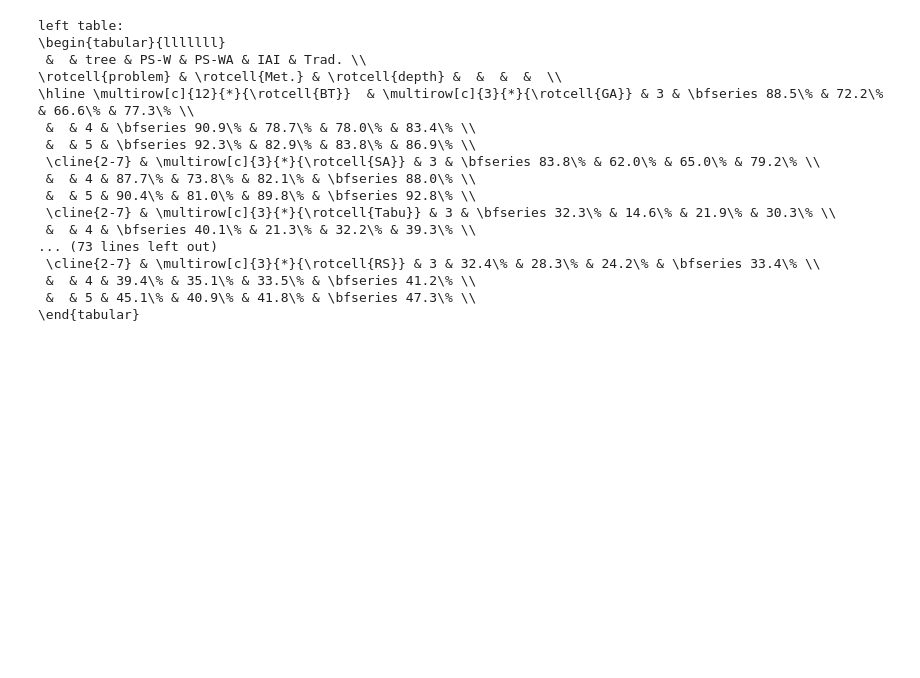
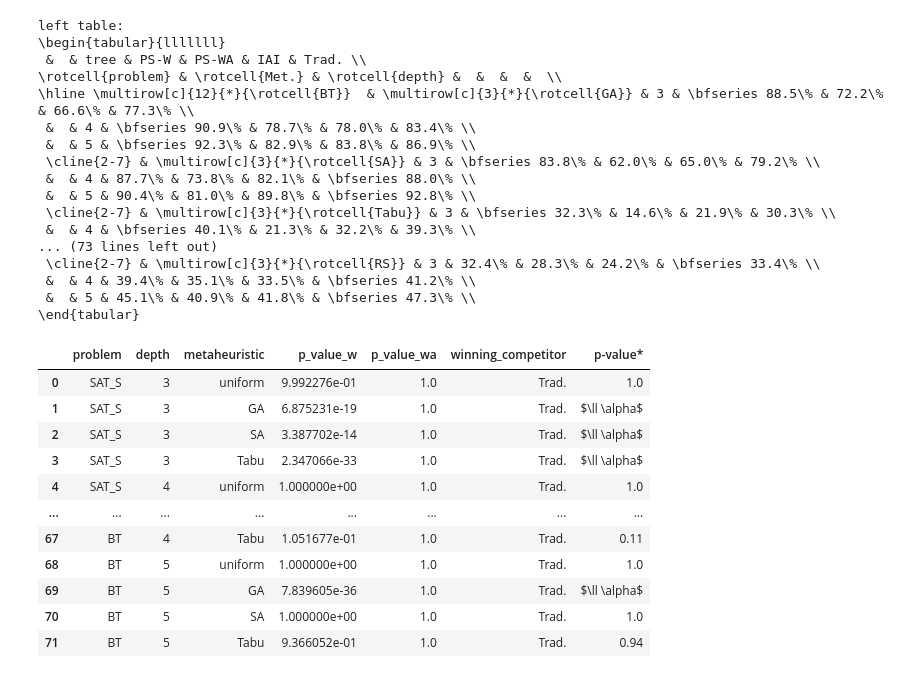
Before and after one commit to Giancarlo-Catalano/PS-descriptors, a Jupyter notebook: VarianceDecisionTree/process_data/accuracy_by_settings.ipynb, the cells around one changed output. Cells and saved outputs as stored; diff of their text form; code cells hidden in the pictures; blank space fills up the shorter version.

Commit message:
data for statistical tests added.

```diff
--- a/VarianceDecisionTree/process_data/accuracy_by_settings.ipynb
+++ b/VarianceDecisionTree/process_data/accuracy_by_settings.ipynb
@@ -1,4 +1,5 @@
 # %%
+from scipy.stats import mannwhitneyu
 import itertools
 import numpy as np
 from collections import defaultdict
@@ -157,6 +158,18 @@ def convert_tree_data_to_df(input_directory, output_filename):
     df.to_csv(output_filename, index=False)
 
 
+def filter_dataframe(df, **kwargs):
+    df = df.copy()  # Make a copy of the DataFrame to avoid modifying the original
+    for col, value in kwargs.items():
+        if col in df.columns:
+            df = df[df[col] == value]
+        else:
+            raise ValueError(f"Column '{col}' not found in dataframe.")
+    return df
+
+
+
+
 
 def prettify_kind_column(df):
     df['kind'] = df.apply(
@@ -281,7 +373,8 @@ def fix_latex(input_string):
                     r"\multirow[c]{12}" : r"\hline \multirow[c]{12}",
                     r"& \multirow[c]{3}" : r"\cline{2-7} & \multirow[c]{3}",
                     r"} \cline{2-7}" : "} ",
-                   "\\font-weightbold": ""}
+                   "\\font-weightbold": "",
+                    "≪": "\ll "}
 
     texts_to_rotate = ["problem", "BT", "GC\_anna", "GC\_jean", "SAT\_20",  "SAT\_50",  "SAT\_100", "Met.", "GA", "Tabu", "RS", "depth"]
 
@@ -300,7 +393,7 @@ def pivot_table_as_latex(pivot_table):
     latex_text = fix_latex(latex_text)
     return latex_text
 # %%
-pRef_sizes = 10000
+pRef_size = 10000
 depths = [3, 4, 5]
 
 
@@ -421,33 +514,61 @@ left table:
  &  & 5 & 45.1\% & 40.9\% & 41.8\% & \bfseries 47.3\% \\
 \end{tabular}
 # %%
-depth = 6
+
 pRef_size = 10000
-independent_variables = ["pRef_method", "kind"]
-dependent_variables = ["r_sq"]
-
-usable_data = accuracy_data.copy()
-
-usable_data = usable_data[usable_data["depth"] == depth]
-usable_data = usable_data[usable_data["pRef_size"] == pRef_size]
-
-for problem in accuracy_data["problem"].unique():
-    print(f"For the problem {problem}")
-    rows_with_right_problem = usable_data[usable_data["problem"] == problem]
-    tabulated = get_mean_for_combinations(rows_with_right_problem, independent_variables, dependent_variables)
-    #tabulated.sort_values(by=dependent_variables, ascending=True, inplace=True)
-
-    pivot_table = tabulated.pivot_table(index = independent_variables[0], columns = independent_variables[1:], values = dependent_variables[0])
-    #pivot_table.sort_index(axis=0).sort_index(axis=1)
-    pivot_table_custom_order = pivot_table.reindex(columns=['PS-W', 'PS-WA', 'IAI', 'Trad.'])
+depths = [3, 4, 5]
 
 
-    def bold_max(s):
-        return ['font-weight: bold' if v == s.max() else '' for v in s]
+problems = ["BT", "GC_S", "GC_L", "SAT_S", "SAT_M", "SAT_L"]
 
-    # Apply the style to the pivot table
-    styled_table = pivot_table.style.apply(bold_max, axis=1)
+left_problems, middle_problems, right_problems = problems[:2], problems[2:4], problems[4:]
 
-    #display(tabulated)
-    display(pivot_table)
+def make_table_for_problems(problem_subset):
+    with_right_problems = statistical_data[statistical_data['problem'].isin(problem_subset)]
+    threshold = 0.005
+    # Add the new 'successfull' column with "<<0.05" or the original p-value
+    with_right_problems['p-value*'] = with_right_problems['p_value_w'].apply(lambda x: r'$\ll \alpha$' if x < threshold else str(round(x, 2))[:4])
+
+    display(with_right_problems)
+
+    pivot_table = with_right_problems.pivot_table(index = ["problem", "metaheuristic"],
+                                                  columns = ["depth"],
+                                        values = ["p-value*"],
+                                                  aggfunc=lambda x: x)
+
+
+    return pivot_table
+
+
+
+table = make_table_for_problems(problems)
+
+display(table)
+
+latex_text = table.to_latex()
+latex_text = fix_latex(latex_text)
+print(latex_text)
+
+#left_table_latex = pivot_table_as_latex(left_table)
+#right_table_latex = pivot_table_as_latex(right_table)
+
+#full_table_latex = put_latex_tables_side_by_side(left_table_latex, right_table_latex)
+
+# print("left table:")
+# print(left_table_latex)
+#
+# print("\n\n\n\n\n\nright table")
+# print(right_table_latex)
 # %% [output]
+|  | problem | depth | metaheuristic | p_value_w | p_value_wa | winning_competitor | p-value* |
+| 0 | SAT_S | 3 | uniform | 9.992276e-01 | 1.0 | Trad. | 1.0 |
+| 1 | SAT_S | 3 | GA | 6.875231e-19 | 1.0 | Trad. | $\ll \alpha$ |
+| 2 | SAT_S | 3 | SA | 3.387702e-14 | 1.0 | Trad. | $\ll \alpha$ |
+| 3 | SAT_S | 3 | Tabu | 2.347066e-33 | 1.0 | Trad. | $\ll \alpha$ |
+| 4 | SAT_S | 4 | uniform | 1.000000e+00 | 1.0 | Trad. | 1.0 |
+| ... | ... | ... | ... | ... | ... | ... | ... |
+| 67 | BT | 4 | Tabu | 1.051677e-01 | 1.0 | Trad. | 0.11 |
+| 68 | BT | 5 | uniform | 1.000000e+00 | 1.0 | Trad. | 1.0 |
+| 69 | BT | 5 | GA | 7.839605e-36 | 1.0 | Trad. | $\ll \alpha$ |
+| 70 | BT | 5 | SA | 1.000000e+00 | 1.0 | Trad. | 1.0 |
+| 71 | BT | 5 | Tabu | 9.366052e-01 | 1.0 | Trad. | 0.94 |
```
Also changed, not shown: parts of 3 cells of this notebook.
